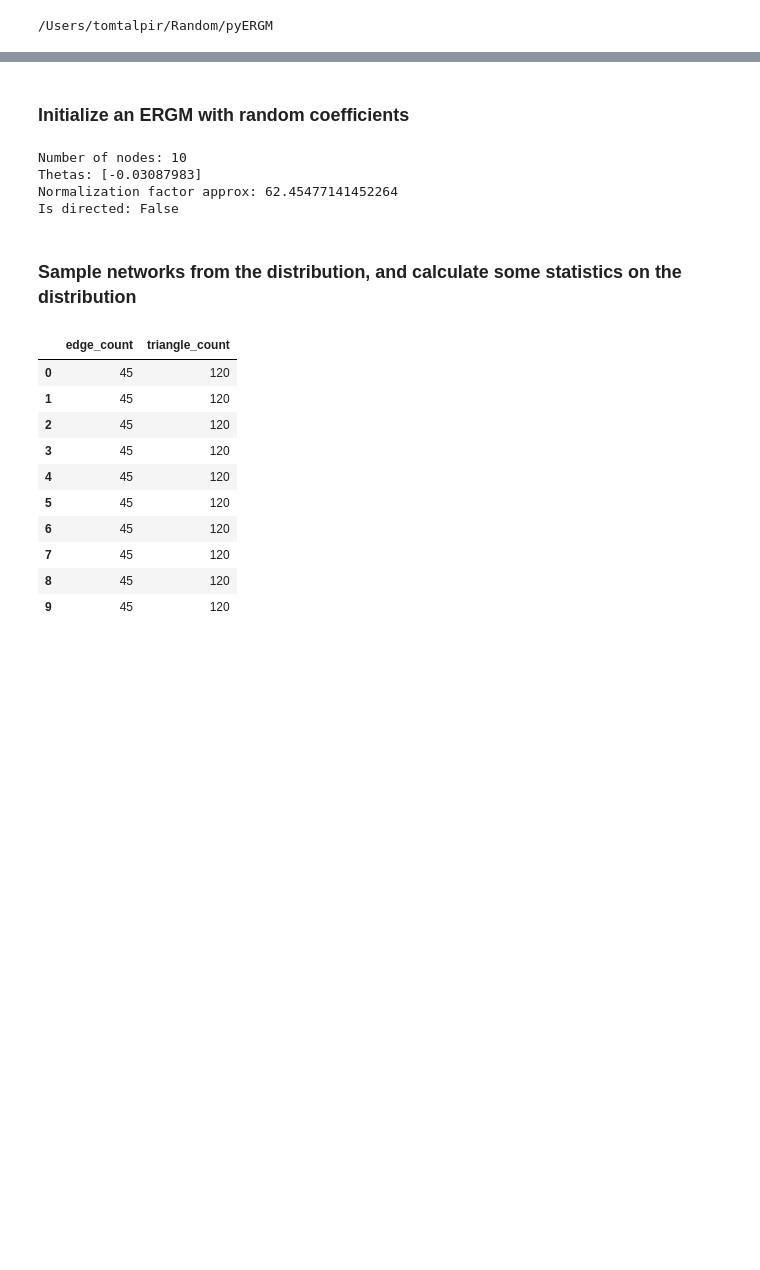
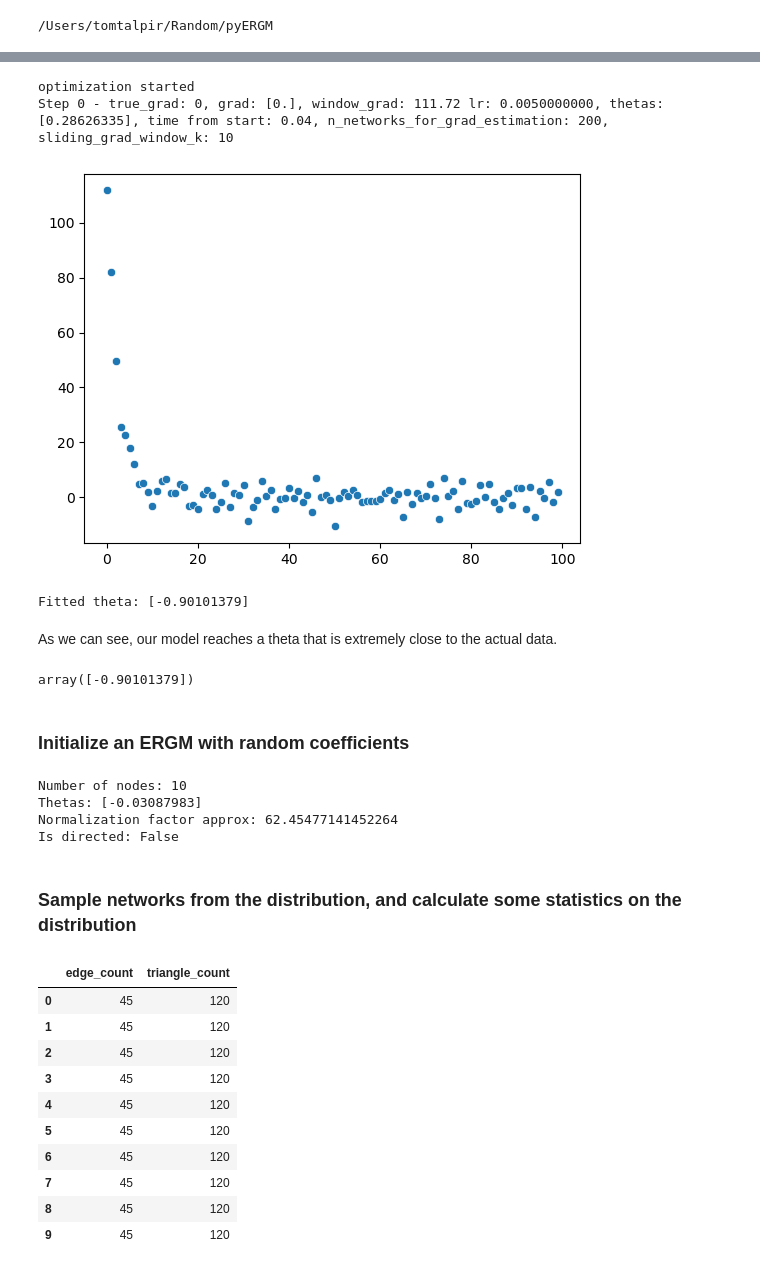
Before and after one commit to tomtalp/pyERGM, a Jupyter notebook: examples/first_example.ipynb, the cells around one changed output, grey strips where cells are left out. Cells and saved outputs as stored; diff of their text form; code cells hidden in the pictures; blank space fills up the shorter version.

Commit message:
Sampson data example

```diff
--- a/examples/first_example.ipynb
+++ b/examples/first_example.ipynb
@@ -14,3 +22,51 @@ import numpy as np
+# %%
+# Matrix copied manually, TODO - Create a `data` dir in our project and save as a pickle or something.
+sampson_matrix = np.array(
+    [[0, 1, 1, 0, 1, 0, 0, 1, 0, 0, 0, 1, 0, 1, 0, 0, 0, 0],
+    [1, 0, 0, 0, 0, 0, 1, 0, 0, 0, 0, 1, 0, 1, 1, 0, 0, 0],
+    [1, 1, 0, 0, 0, 0, 0, 0, 0, 0, 0, 0, 1, 0, 0, 0, 1, 1],
+    [0, 0, 0, 0, 1, 1, 0, 0, 0, 1, 1, 0, 0, 0, 0, 0, 0, 0],
+    [1, 0, 0, 1, 0, 0, 0, 0, 1, 0, 1, 0, 1, 0, 0, 0, 0, 0],
+    [1, 0, 0, 1, 1, 0, 0, 0, 1, 0, 0, 0, 0, 0, 0, 0, 0, 0],
+    [1, 1, 0, 0, 0, 0, 0, 1, 0, 0, 0, 1, 0, 0, 0, 1, 0, 0],
+    [1, 1, 0, 1, 0, 1, 0, 0, 1, 1, 0, 0, 0, 0, 0, 0, 0, 0],
+    [0, 0, 0, 0, 1, 0, 0, 1, 0, 0, 0, 1, 0, 0, 0, 1, 0, 0],
+    [0, 0, 0, 1, 1, 0, 0, 1, 1, 0, 0, 0, 1, 1, 0, 0, 0, 0],
+    [0, 0, 0, 1, 1, 0, 0, 1, 0, 0, 0, 0, 0, 1, 0, 1, 0, 0],
+    [1, 1, 0, 0, 0, 0, 1, 0, 0, 0, 0, 0, 0, 1, 0, 0, 0, 0],
+    [0, 0, 0, 0, 1, 0, 1, 0, 0, 0, 0, 0, 0, 0, 0, 0, 0, 1],
+    [1, 1, 0, 0, 0, 0, 0, 0, 0, 0, 1, 1, 0, 0, 1, 0, 0, 0],
+    [1, 1, 0, 0, 1, 0, 1, 0, 0, 0, 0, 1, 0, 1, 0, 0, 0, 0],
+    [1, 1, 0, 0, 0, 0, 1, 0, 0, 0, 0, 1, 0, 0, 1, 0, 0, 0],
+    [0, 1, 1, 0, 0, 0, 0, 0, 0, 0, 0, 0, 1, 0, 0, 0, 0, 1],
+    [1, 1, 1, 0, 0, 0, 1, 0, 0, 0, 0, 0, 1, 0, 0, 0, 1, 0]]
+)
+
+n = sampson_matrix.shape[0]
+is_directed = True
+
+metrics_calc = MetricsCollection([NumberOfEdges()], is_directed=is_directed)
+fitted_model = ERGM(n, metrics_calc, is_directed=is_directed, n_networks_for_grad_estimation=200, n_mcmc_steps=50)
+
+grads, _ = fitted_model.fit(sampson_matrix, lr=0.005, opt_steps=100, sliding_grad_window_k=10, sample_pct_growth=0.05)
+
+grads = [x[0] for x in grads]
+
+sns.scatterplot(grads)
+plt.show()
+
+print(f"Fitted theta: {fitted_model._thetas}")
+# %% [output]
+optimization started
+Step 0 - true_grad: 0, grad: [0.], window_grad: 111.72 lr: 0.0050000000, thetas: [0.28626335], time from start: 0.04, n_networks_for_grad_estimation: 200, sliding_grad_window_k: 10
+[figure, added]
+Fitted theta: [-0.90101379]
+# %% [markdown]
+As we can see, our model reaches a theta that is extremely close to the actual data.
+# %%
+fitted_model._thetas
+# %% [output]
+array([-0.90101379])
 # %% [markdown]
 ### Initialize an ERGM with random coefficients
 # %%
```
Also changed, not shown: parts of 2 cells of this notebook, 1 other file.
